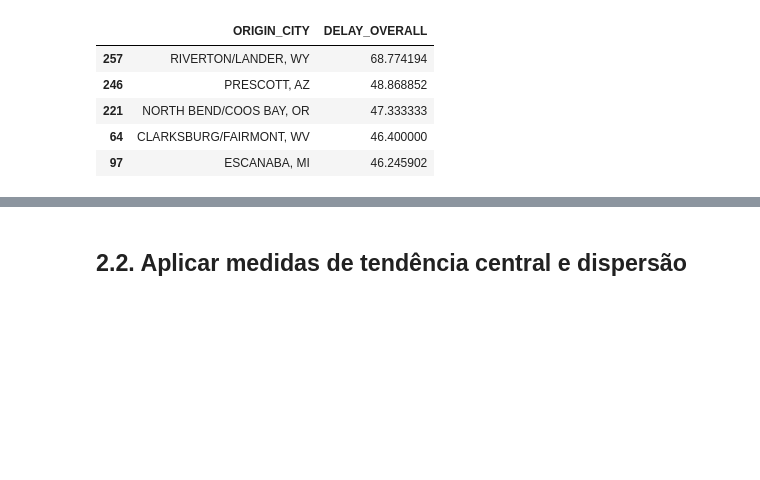
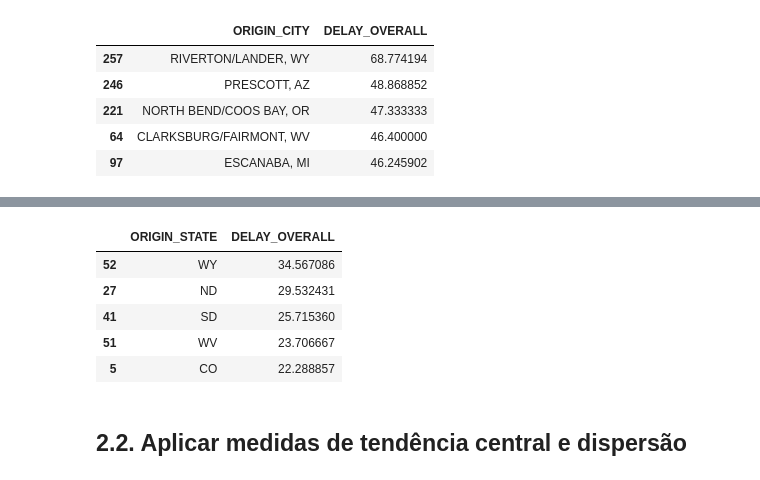
Before and after one commit to vitoriapguimaraes/Python-AnaliseVoos, a Jupyter notebook: project_development/scripts/script-ianna.ipynb, the cells around one changed output, grey strips where cells are left out. Drawn from its saved outputs; the diff is of its cells as text; code cells hidden in the pictures; blank space fills up the shorter version.

```diff
--- a/project_development/scripts/script-ianna.ipynb
+++ b/project_development/scripts/script-ianna.ipynb
@@ -818,3 +833,16 @@ avg_delay_city.head(5)
+# %%
+# Average departure delay by airline
+avg_delay_state = df.groupby("ORIGIN_STATE")["DELAY_OVERALL"].mean().reset_index()
+avg_delay_state = avg_delay_state.sort_values(by="DELAY_OVERALL", ascending=False)
+
+avg_delay_state.head(5)
+# %% [output]
+|  | ORIGIN_STATE | DELAY_OVERALL |
+| 52 | WY | 34.567086 |
+| 27 | ND | 29.532431 |
+| 41 | SD | 25.715360 |
+| 51 | WV | 23.706667 |
+| 5 | CO | 22.288857 |
 # %% [markdown]
 ## 2.2. Aplicar medidas de tendência central e dispersão
 # %%
```
Also changed, not shown: parts of 21 cells of this notebook.
